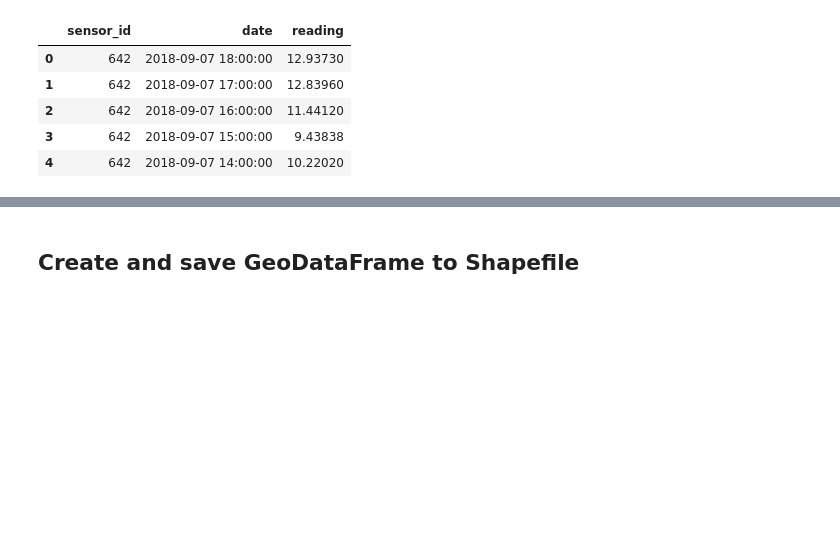
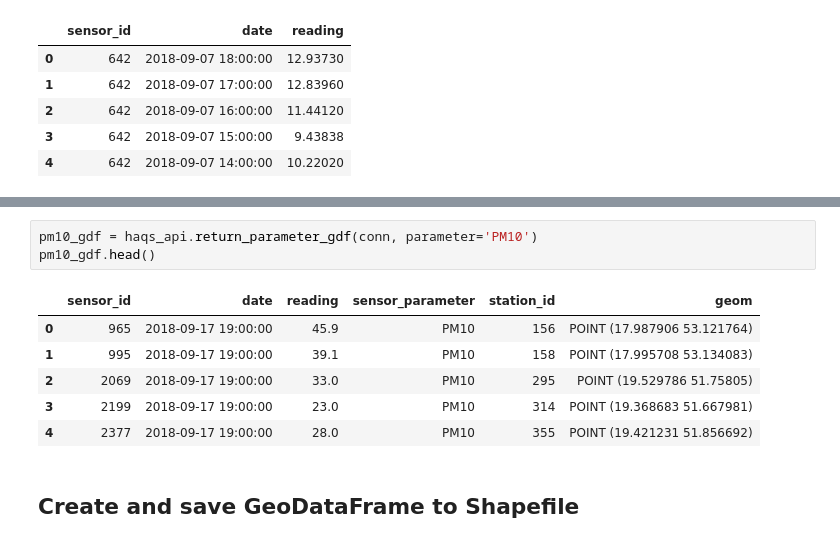
Before and after one commit to lukaszKielar/Home-Air-Quality-Station, a Jupyter notebook: python/GIOS_readings.ipynb, the cells around one changed output, grey strips where cells are left out. Saved outputs shown, nothing was run; the diff lists cells and outputs as text; blank space fills up the shorter version.

```diff
--- a/python/GIOS_readings.ipynb
+++ b/python/GIOS_readings.ipynb
@@ -341,3 +345,13 @@ memory usage: 1.3+ MB
+# %%
+pm10_gdf = haqs_api.return_parameter_gdf(conn, parameter='PM10')
+pm10_gdf.head()
+# %% [output]
+|  | sensor_id | date | reading | sensor_parameter | station_id | geom |
+| 0 | 965 | 2018-09-17 19:00:00 | 45.9 | PM10 | 156 | POINT (17.987906 53.121764) |
+| 1 | 995 | 2018-09-17 19:00:00 | 39.1 | PM10 | 158 | POINT (17.995708 53.134083) |
+| 2 | 2069 | 2018-09-17 19:00:00 | 33.0 | PM10 | 295 | POINT (19.529786 51.75805) |
+| 3 | 2199 | 2018-09-17 19:00:00 | 23.0 | PM10 | 314 | POINT (19.368683 51.667981) |
+| 4 | 2377 | 2018-09-17 19:00:00 | 28.0 | PM10 | 355 | POINT (19.421231 51.856692) |
 # %% [markdown]
 ## Create and save GeoDataFrame to Shapefile
 # %%
```
Also changed, not shown: parts of 22 cells of this notebook, 1 other file.
